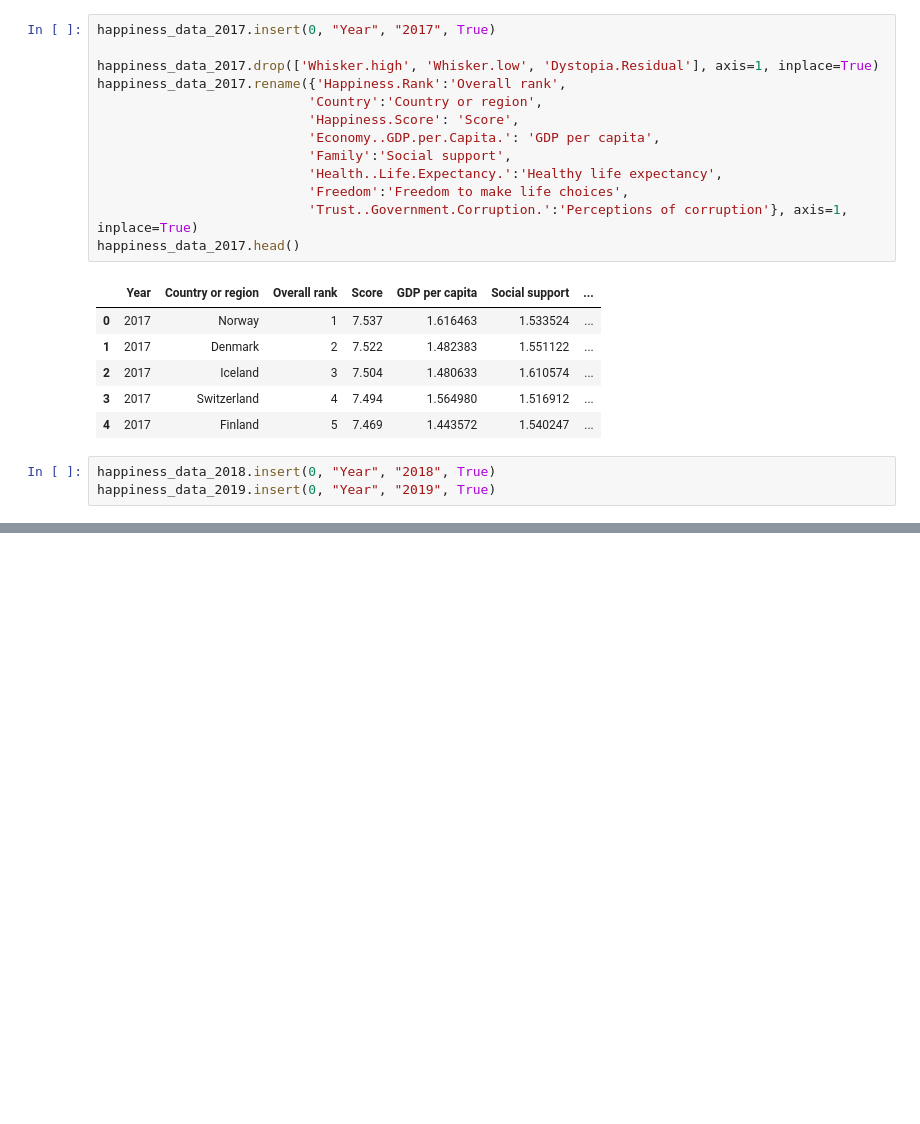
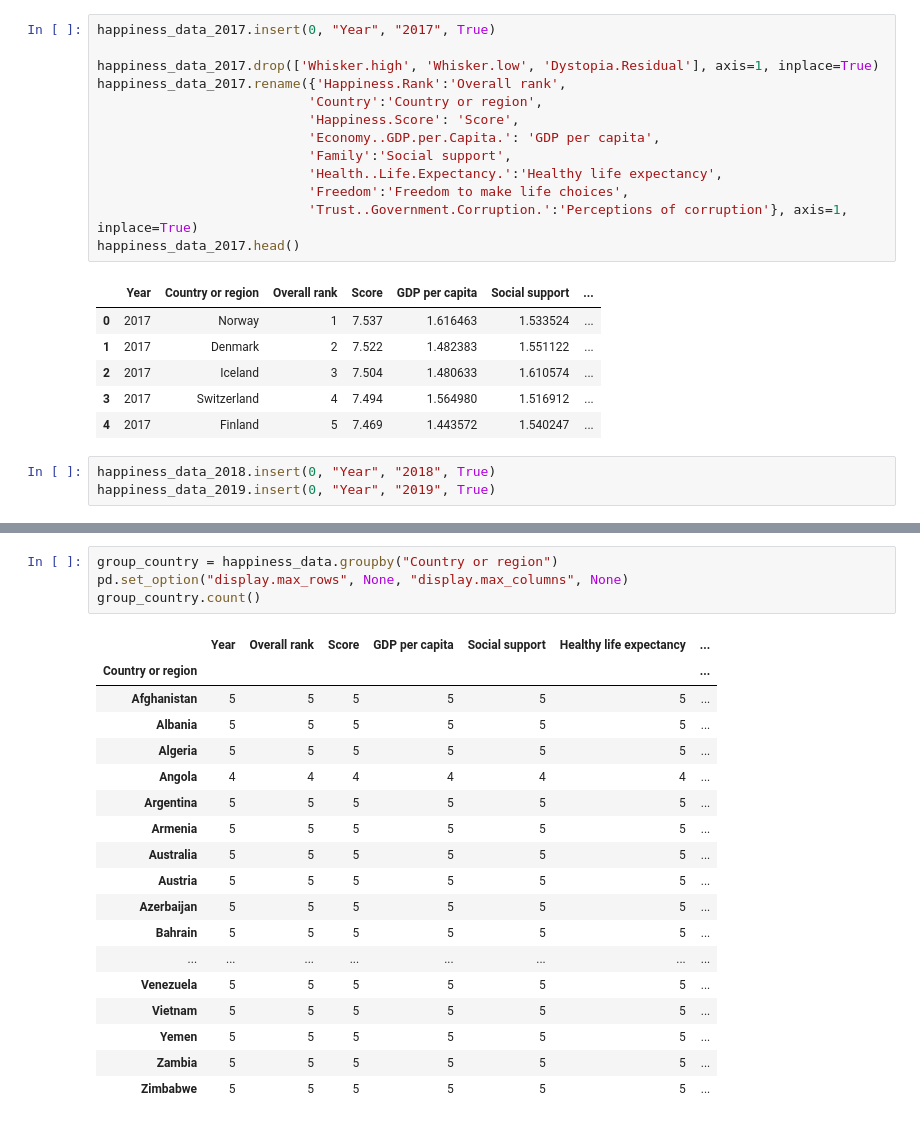
Before and after one commit to Bmyers5817/Project-1, a Jupyter notebook: World_Happiness.ipynb, the cells around one changed output, grey strips where cells are left out. Cells and saved outputs as stored; diff of their text form; blank space fills up the shorter version.

```diff
--- a/World_Happiness.ipynb
+++ b/World_Happiness.ipynb
@@ -146,0 +134,23 @@ happiness_data
+# %%
+group_country = happiness_data.groupby("Country or region")
+pd.set_option("display.max_rows", None, "display.max_columns", None)
+group_country.count()
+# %% [output]
+|  | Year | Overall rank | Score | GDP per capita | Social support | Healthy life expectancy | ... |
+| Country or region |  |  |  |  |  |  | ... |
+| Afghanistan | 5 | 5 | 5 | 5 | 5 | 5 | ... |
+| Albania | 5 | 5 | 5 | 5 | 5 | 5 | ... |
+| Algeria | 5 | 5 | 5 | 5 | 5 | 5 | ... |
+| Angola | 4 | 4 | 4 | 4 | 4 | 4 | ... |
+| Argentina | 5 | 5 | 5 | 5 | 5 | 5 | ... |
+| Armenia | 5 | 5 | 5 | 5 | 5 | 5 | ... |
+| Australia | 5 | 5 | 5 | 5 | 5 | 5 | ... |
+| Austria | 5 | 5 | 5 | 5 | 5 | 5 | ... |
+| Azerbaijan | 5 | 5 | 5 | 5 | 5 | 5 | ... |
+| Bahrain | 5 | 5 | 5 | 5 | 5 | 5 | ... |
+| ... | ... | ... | ... | ... | ... | ... | ... |
+| Venezuela | 5 | 5 | 5 | 5 | 5 | 5 | ... |
+| Vietnam | 5 | 5 | 5 | 5 | 5 | 5 | ... |
+| Yemen | 5 | 5 | 5 | 5 | 5 | 5 | ... |
+| Zambia | 5 | 5 | 5 | 5 | 5 | 5 | ... |
+| Zimbabwe | 5 | 5 | 5 | 5 | 5 | 5 | ... |
```
Also changed, not shown: parts of 5 cells of this notebook.
